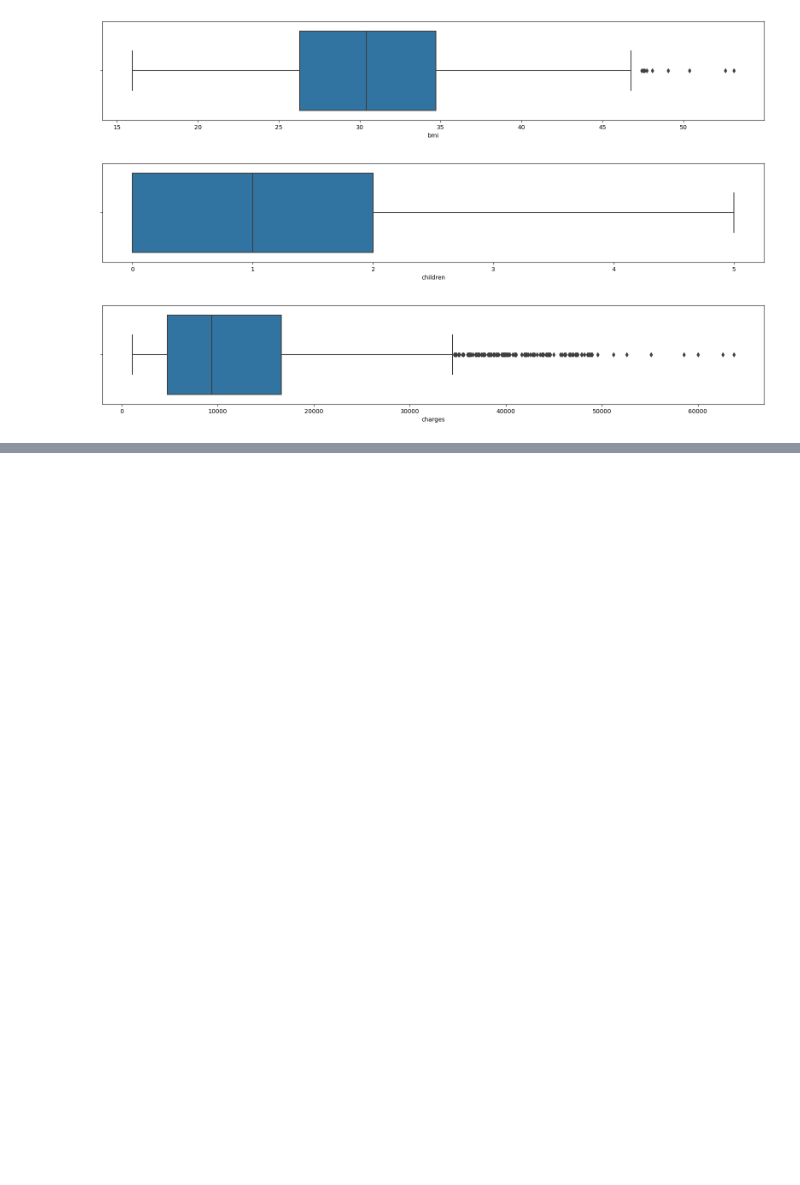
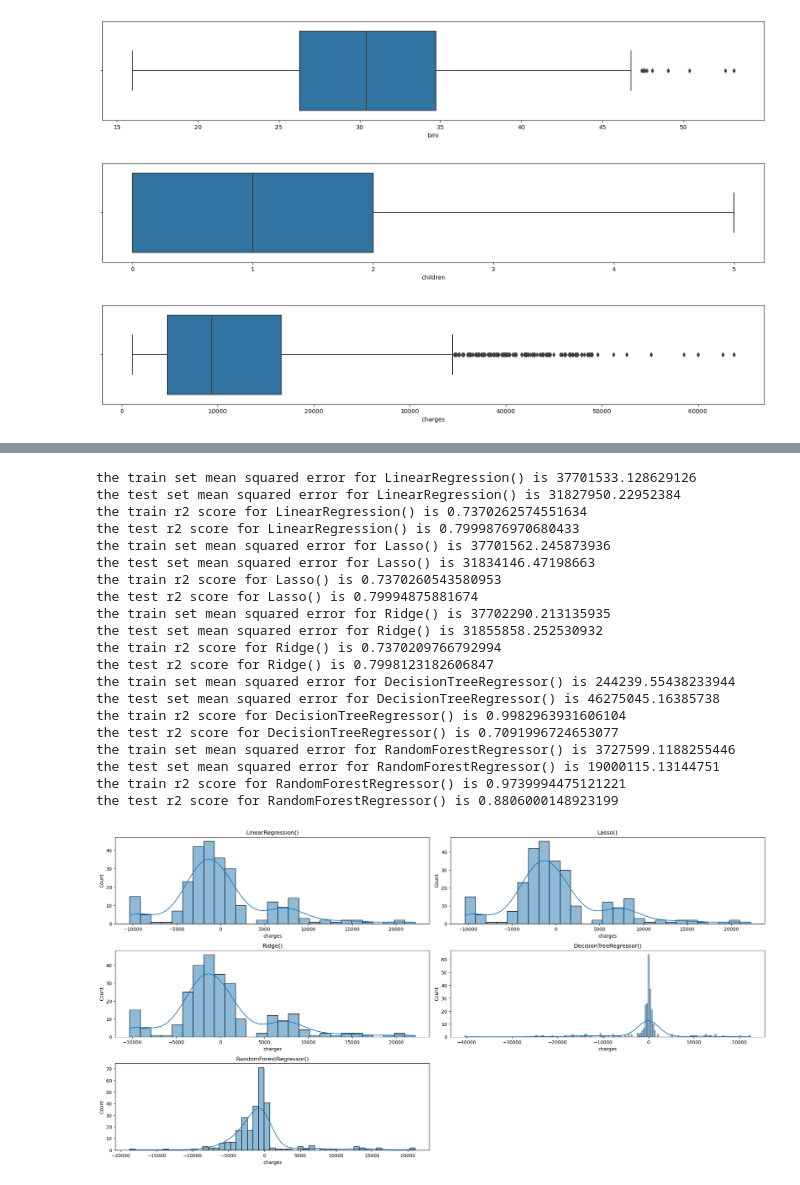
Before and after one commit to Marcos-Verdi/DA_Reg_InsuranceExpenses, a Jupyter notebook: insurance_expenses_analysis.ipynb, the cells around one changed output, grey strips where cells are left out. Drawn from its saved outputs; the diff is of its cells as text; code cells hidden in the pictures; blank space fills up the shorter version.

```diff
--- a/insurance_expenses_analysis.ipynb
+++ b/insurance_expenses_analysis.ipynb
@@ -194,0 +235,49 @@ We should drop some values for bmi and charges in order to preserve model accura
+# %%
+X = df.drop('charges',axis=1)
+y = df['charges']
+# %%
+x_train,x_test,y_train,y_test = train_test_split(X,y,test_size=0.2,random_state=0)
+# %%
+ln_reg = LinearRegression()
+ls_reg = Lasso()
+rg_reg = Ridge()
+dt_reg = DecisionTreeRegressor()
+rf_reg = RandomForestRegressor()
+# %%
+regressors = [ln_reg,ls_reg,rg_reg,dt_reg,rf_reg]
+# %%
+plt.figure(figsize=(20,10))
+for i,regressor in enumerate(regressors):
+    regressor.fit(x_train,y_train)
+    pred1 = regressor.predict(x_train)
+    pred2 = regressor.predict(x_test)
+    print("the train set mean squared error for",regressor,"is",mean_squared_error(y_train,pred1))
+    print("the test set mean squared error for",regressor,"is",mean_squared_error(y_test,pred2))
+    print("the train r2 score for",regressor,"is",r2_score(y_train,pred1))
+    print("the test r2 score for",regressor,"is",r2_score(y_test,pred2))
+    plt.subplot(3,2,i+1)
+    plt.tight_layout()
+    sns.histplot(y_test-pred2,kde=True)
+    plt.title(regressor)
+# %% [output]
+the train set mean squared error for LinearRegression() is 37701533.128629126
+the test set mean squared error for LinearRegression() is 31827950.22952384
+the train r2 score for LinearRegression() is 0.7370262574551634
+the test r2 score for LinearRegression() is 0.7999876970680433
+the train set mean squared error for Lasso() is 37701562.245873936
+the test set mean squared error for Lasso() is 31834146.47198663
+the train r2 score for Lasso() is 0.7370260543580953
+the test r2 score for Lasso() is 0.79994875881674
+the train set mean squared error for Ridge() is 37702290.213135935
+the test set mean squared error for Ridge() is 31855858.252530932
+the train r2 score for Ridge() is 0.7370209766792994
+the test r2 score for Ridge() is 0.7998123182606847
+the train set mean squared error for DecisionTreeRegressor() is 244239.55438233944
+the test set mean squared error for DecisionTreeRegressor() is 46275045.16385738
+the train r2 score for DecisionTreeRegressor() is 0.9982963931606104
+the test r2 score for DecisionTreeRegressor() is 0.7091996724653077
+the train set mean squared error for RandomForestRegressor() is 3727599.1188255446
+the test set mean squared error for RandomForestRegressor() is 19000115.13144751
+the train r2 score for RandomForestRegressor() is 0.9739994475121221
+the test r2 score for RandomForestRegressor() is 0.8806000148923199
+[figure, added]
```
Also changed, not shown: parts of 7 cells of this notebook.
